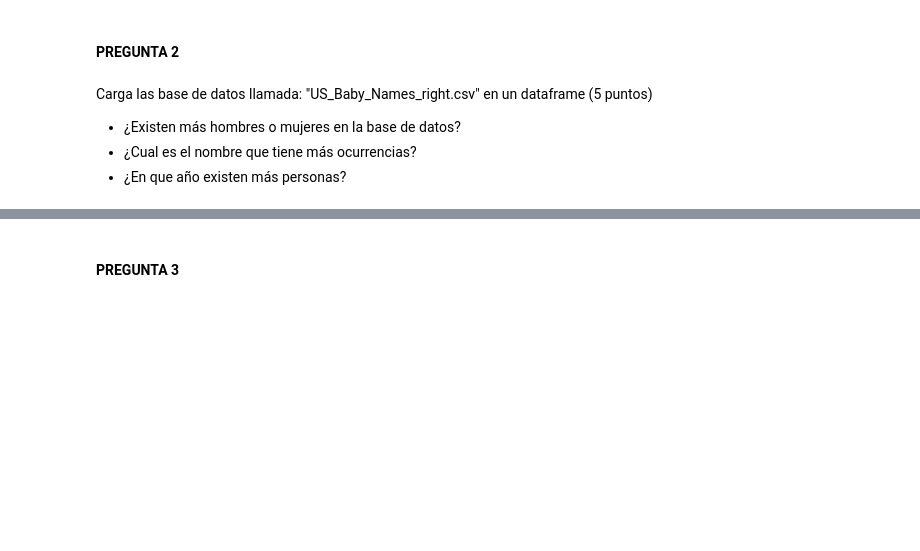
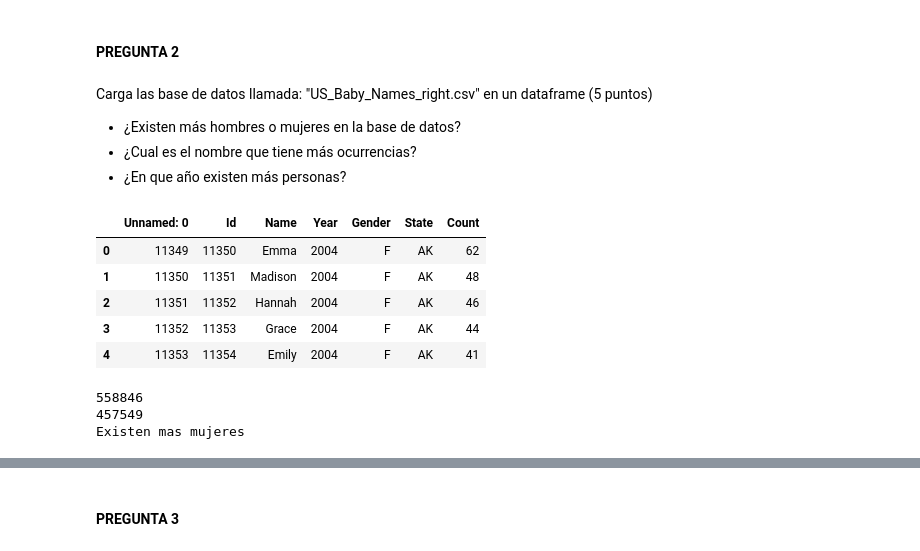
Before and after one commit to carlosgl87/aplicaciones_analiticas_isil, a Jupyter notebook: Examen Parcial/Examen_parcial.ipynb, the cells around one changed output, grey strips where cells are left out. Drawn from its saved outputs; the diff is of its cells as text; code cells hidden in the pictures; blank space fills up the shorter version.

```diff
--- a/Examen Parcial/Examen_parcial.ipynb
+++ b/Examen Parcial/Examen_parcial.ipynb
@@ -37,3 +63,22 @@ Carga las base de datos llamada: "US_Baby_Names_right.csv" en un dataframe (5 pu
 - ¿Existen más hombres o mujeres en la base de datos?
 - ¿Cual es el nombre que tiene más ocurrencias?
 - ¿En que año existen más personas?
+# %%
+df_baby = pd.read_csv('D:\\cgamero\\ISIL\\aplicaciones_analiticas_isil\\Examen Parcial\\data\\US_Baby_Names_right.csv')
+# %%
+df_baby.head()
+# %% [output]
+|  | Unnamed: 0 | Id | Name | Year | Gender | State | Count |
+| 0 | 11349 | 11350 | Emma | 2004 | F | AK | 62 |
+| 1 | 11350 | 11351 | Madison | 2004 | F | AK | 48 |
+| 2 | 11351 | 11352 | Hannah | 2004 | F | AK | 46 |
+| 3 | 11352 | 11353 | Grace | 2004 | F | AK | 44 |
+| 4 | 11353 | 11354 | Emily | 2004 | F | AK | 41 |
+# %%
+print len(df_baby[df_baby['Gender']=='F'])
+print len(df_baby[df_baby['Gender']=='M'])
+print "Existen mas mujeres"
+# %% [output]
+558846
+457549
+Existen mas mujeres
```
Also changed, not shown: parts of 12 cells of this notebook, 1 other file.
